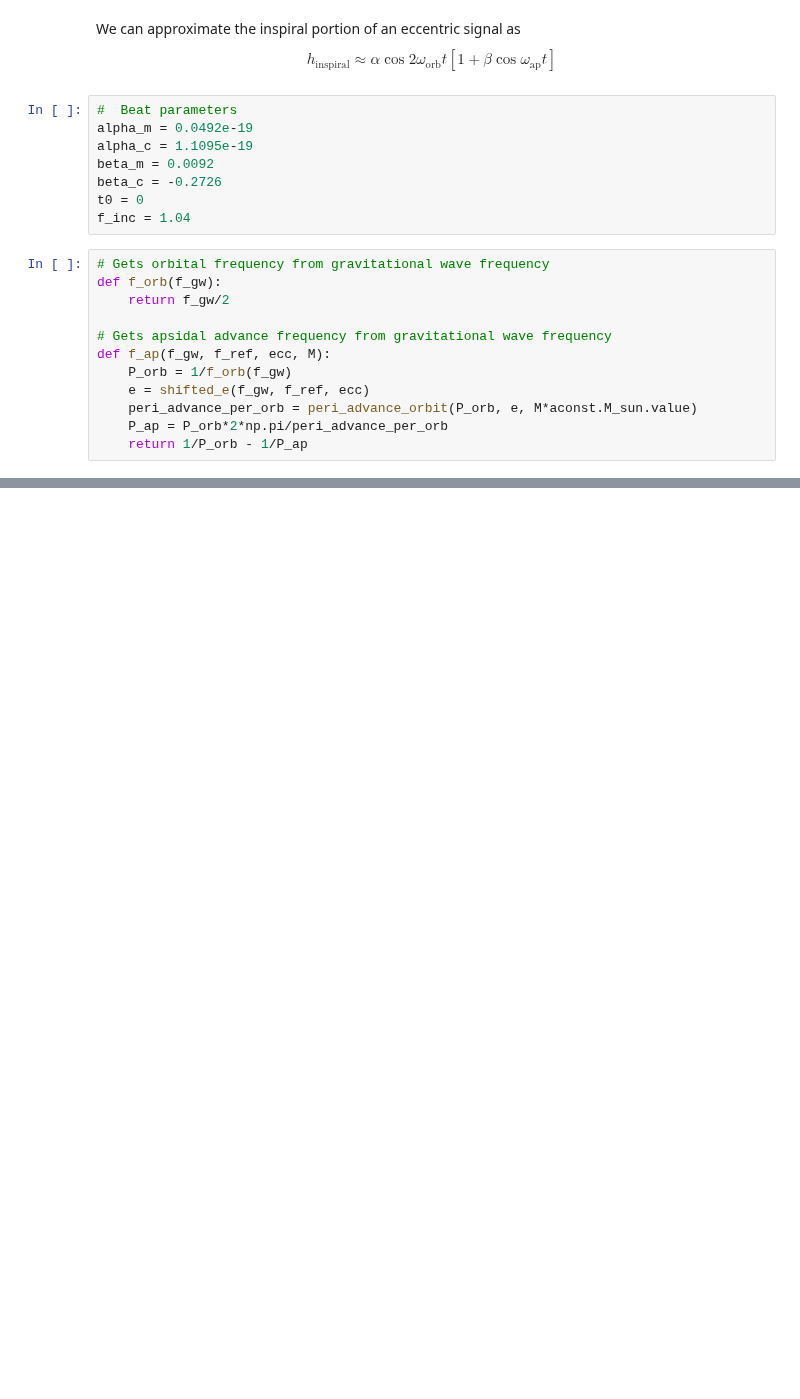
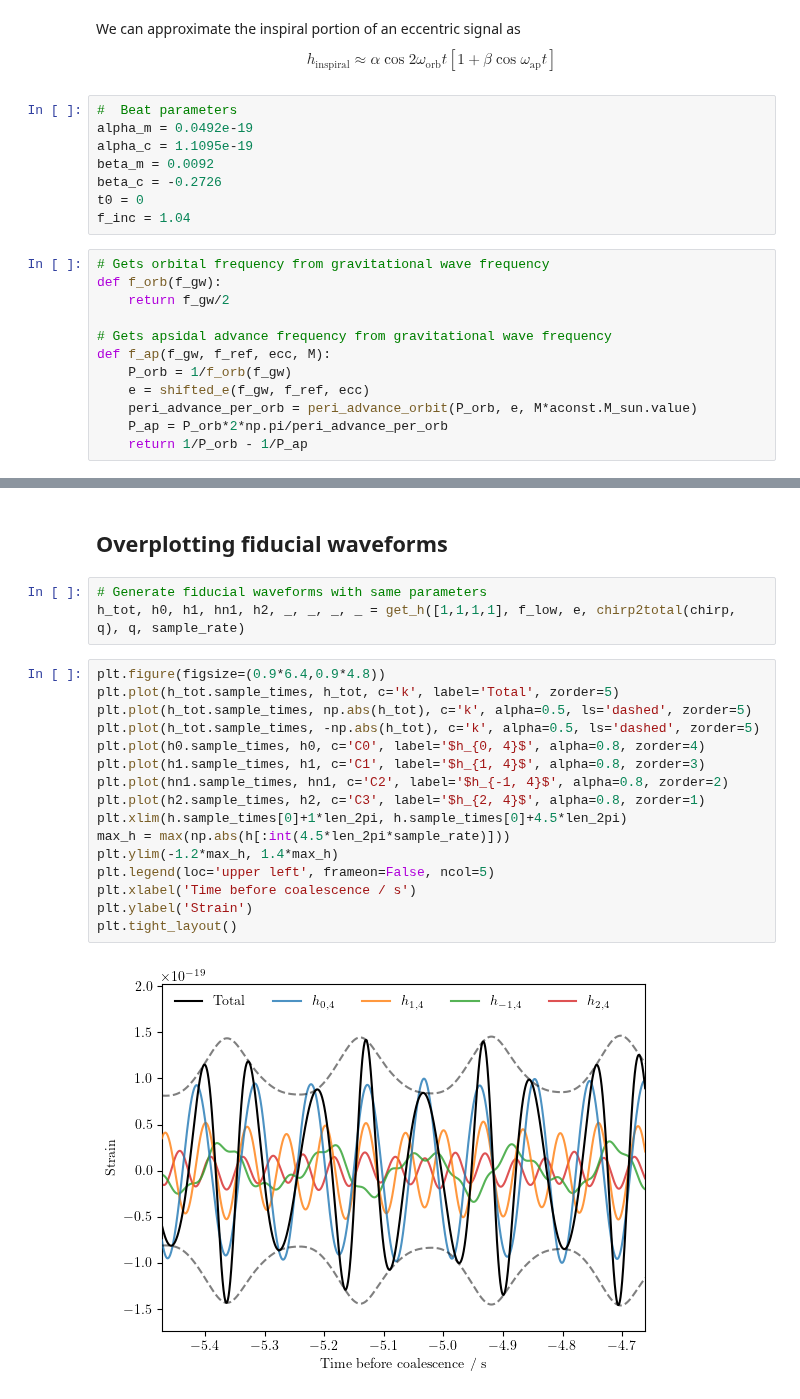
Before and after one commit to BenGPatterson/EccentricHarmonics, a Jupyter notebook: shifting_MA.ipynb, the cells around one changed output, grey strips where cells are left out. Saved outputs shown, nothing was run; the diff lists cells and outputs as text; blank space fills up the shorter version.

```diff
--- a/shifting_MA.ipynb
+++ b/shifting_MA.ipynb
@@ -128,0 +131,23 @@ plt.ylim(-1.4*max_h, 1.4*max_h)
+# %% [markdown]
+## Overplotting fiducial waveforms
+# %%
+# Generate fiducial waveforms with same parameters
+h_tot, h0, h1, hn1, h2, _, _, _, _ = get_h([1,1,1,1], f_low, e, chirp2total(chirp, q), q, sample_rate)
+# %%
+plt.figure(figsize=(0.9*6.4,0.9*4.8))
+plt.plot(h_tot.sample_times, h_tot, c='k', label='Total', zorder=5)
+plt.plot(h_tot.sample_times, np.abs(h_tot), c='k', alpha=0.5, ls='dashed', zorder=5)
+plt.plot(h_tot.sample_times, -np.abs(h_tot), c='k', alpha=0.5, ls='dashed', zorder=5)
+plt.plot(h0.sample_times, h0, c='C0', label='$h_{0, 4}$', alpha=0.8, zorder=4)
+plt.plot(h1.sample_times, h1, c='C1', label='$h_{1, 4}$', alpha=0.8, zorder=3)
+plt.plot(hn1.sample_times, hn1, c='C2', label='$h_{-1, 4}$', alpha=0.8, zorder=2)
+plt.plot(h2.sample_times, h2, c='C3', label='$h_{2, 4}$', alpha=0.8, zorder=1)
+plt.xlim(h.sample_times[0]+1*len_2pi, h.sample_times[0]+4.5*len_2pi)
+max_h = max(np.abs(h[:int(4.5*len_2pi*sample_rate)]))
+plt.ylim(-1.2*max_h, 1.4*max_h)
+plt.legend(loc='upper left', frameon=False, ncol=5)
+plt.xlabel('Time before coalescence / s')
+plt.ylabel('Strain')
+plt.tight_layout()
+# %% [output]
+[figure, added]
```
Also changed, not shown: parts of 2 cells of this notebook, 2 other files.
